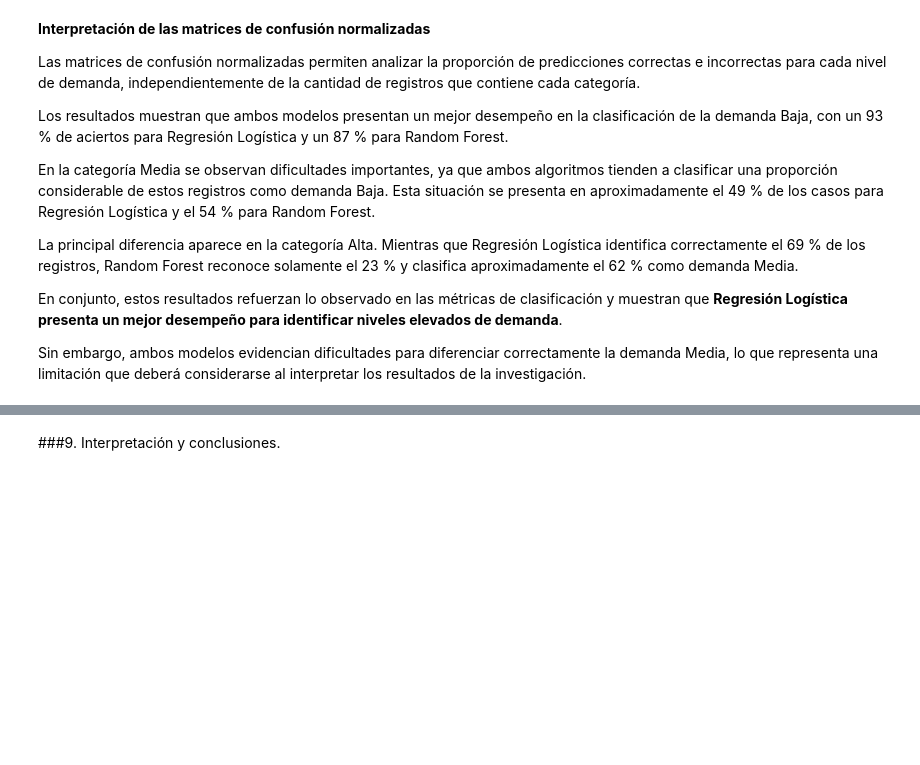
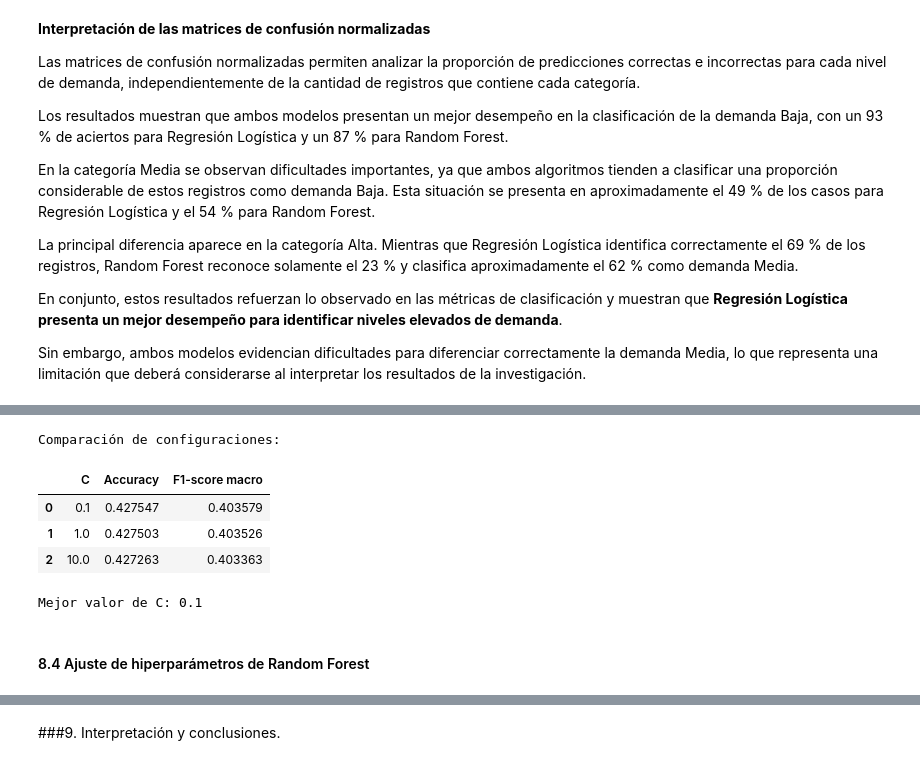
Before and after one commit to ChronosXV/Metodologia_grupo2, a Jupyter notebook: Metodologia_1_Grupo_2_Modelado_ML.ipynb, the cells around one changed output, grey strips where cells are left out. Saved outputs shown, nothing was run; the diff lists cells and outputs as text; code cells hidden in the pictures; blank space fills up the shorter version.

```diff
--- a/Metodologia_1_Grupo_2_Modelado_ML.ipynb
+++ b/Metodologia_1_Grupo_2_Modelado_ML.ipynb
@@ -1066,0 +1379,26 @@ xxxx
+# %%
+# Crear una tabla con los resultados del ajuste
+df_resultados_logistica = pd.DataFrame(resultados_logistica)
+
+# Ordenar las configuraciones según el F1-score macro
+df_resultados_logistica = df_resultados_logistica.sort_values(
+    by="F1-score macro",
+    ascending=False
+).reset_index(drop=True)
+
+# Identificar la configuración con mejor desempeño
+mejor_c = df_resultados_logistica.loc[0, "C"]
+
+print("Comparación de configuraciones:")
+display(df_resultados_logistica)
+
+print(f"\nMejor valor de C: {mejor_c}")
+# %% [output]
+Comparación de configuraciones:
+|  | C | Accuracy | F1-score macro |
+| 0 | 0.1 | 0.427547 | 0.403579 |
+| 1 | 1.0 | 0.427503 | 0.403526 |
+| 2 | 10.0 | 0.427263 | 0.403363 |
+Mejor valor de C: 0.1
+# %% [markdown]
+#### 8.4 Ajuste de hiperparámetros de Random Forest
```
Also changed, not shown: parts of 23 cells of this notebook.
